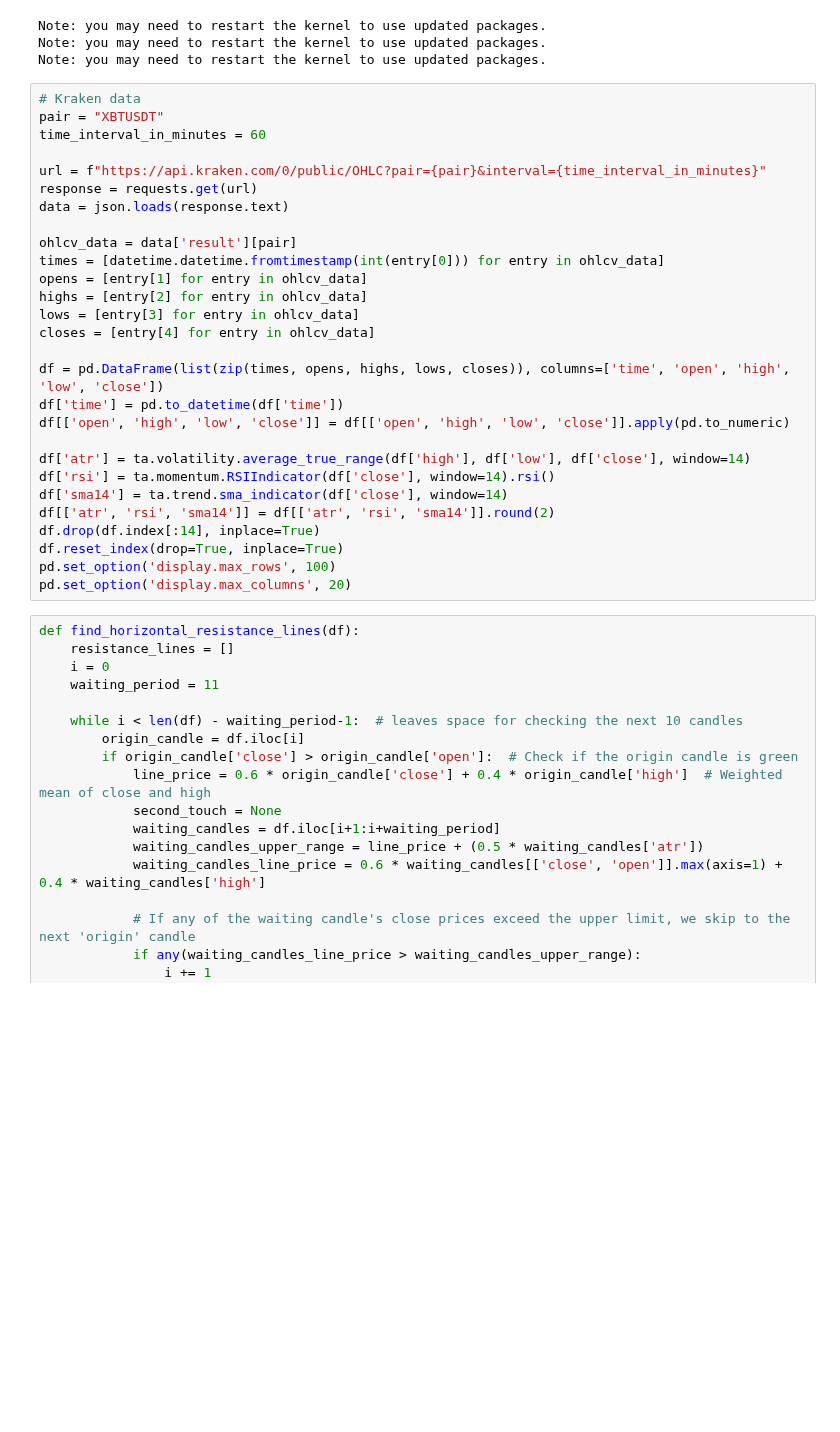
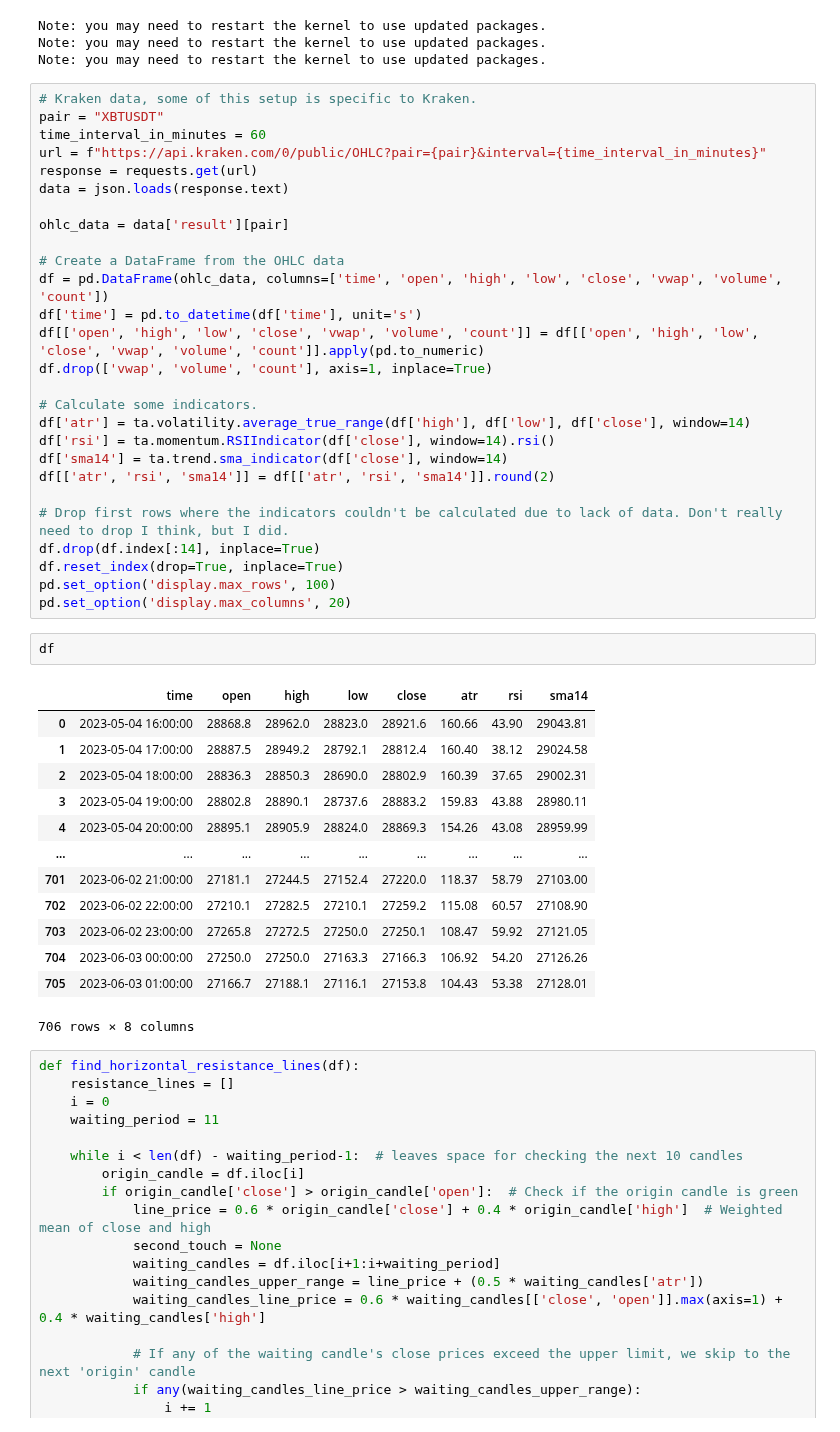
Before and after one commit to alexbabits/crypto-backtester, a Jupyter notebook: ChannelAnalysis.ipynb, the cells around one changed output. Cells and saved outputs as stored; diff of their text form; blank space fills up the shorter version.

```diff
--- a/ChannelAnalysis.ipynb
+++ b/ChannelAnalysis.ipynb
@@ -16,33 +16,48 @@ Note: you may need to restart the kernel to use updated packages.
 Note: you may need to restart the kernel to use updated packages.
 Note: you may need to restart the kernel to use updated packages.
 # %%
-# Kraken data
+# Kraken data, some of this setup is specific to Kraken.
 pair = "XBTUSDT"
 time_interval_in_minutes = 60
-
 url = f"https://api.kraken.com/0/public/OHLC?pair={pair}&interval={time_interval_in_minutes}"
 response = requests.get(url)
 data = json.loads(response.text)
 
-ohlcv_data = data['result'][pair]
-times = [datetime.datetime.fromtimestamp(int(entry[0])) for entry in ohlcv_data]
-opens = [entry[1] for entry in ohlcv_data]
-highs = [entry[2] for entry in ohlcv_data]
-lows = [entry[3] for entry in ohlcv_data]
-closes = [entry[4] for entry in ohlcv_data]
+ohlc_data = data['result'][pair]
 
-df = pd.DataFrame(list(zip(times, opens, highs, lows, closes)), columns=['time', 'open', 'high', 'low', 'close'])
-df['time'] = pd.to_datetime(df['time'])
-df[['open', 'high', 'low', 'close']] = df[['open', 'high', 'low', 'close']].apply(pd.to_numeric)
+# Create a DataFrame from the OHLC data
+df = pd.DataFrame(ohlc_data, columns=['time', 'open', 'high', 'low', 'close', 'vwap', 'volume', 'count'])
+df['time'] = pd.to_datetime(df['time'], unit='s')
+df[['open', 'high', 'low', 'close', 'vwap', 'volume', 'count']] = df[['open', 'high', 'low', 'close', 'vwap', 'volume', 'count']].apply(pd.to_numeric)
+df.drop(['vwap', 'volume', 'count'], axis=1, inplace=True)
 
+# Calculate some indicators.
 df['atr'] = ta.volatility.average_true_range(df['high'], df['low'], df['close'], window=14)
 df['rsi'] = ta.momentum.RSIIndicator(df['close'], window=14).rsi()
 df['sma14'] = ta.trend.sma_indicator(df['close'], window=14)
 df[['atr', 'rsi', 'sma14']] = df[['atr', 'rsi', 'sma14']].round(2)
+
+# Drop first rows where the indicators couldn't be calculated due to lack of data. Don't really need to drop I think, but I did.
 df.drop(df.index[:14], inplace=True)
 df.reset_index(drop=True, inplace=True)
 pd.set_option('display.max_rows', 100)
 pd.set_option('display.max_columns', 20)
+# %%
+df
+# %% [output]
+|  | time | open | high | low | close | atr | rsi | sma14 |
+| 0 | 2023-05-04 16:00:00 | 28868.8 | 28962.0 | 28823.0 | 28921.6 | 160.66 | 43.90 | 29043.81 |
+| 1 | 2023-05-04 17:00:00 | 28887.5 | 28949.2 | 28792.1 | 28812.4 | 160.40 | 38.12 | 29024.58 |
+| 2 | 2023-05-04 18:00:00 | 28836.3 | 28850.3 | 28690.0 | 28802.9 | 160.39 | 37.65 | 29002.31 |
+| 3 | 2023-05-04 19:00:00 | 28802.8 | 28890.1 | 28737.6 | 28883.2 | 159.83 | 43.88 | 28980.11 |
+| 4 | 2023-05-04 20:00:00 | 28895.1 | 28905.9 | 28824.0 | 28869.3 | 154.26 | 43.08 | 28959.99 |
+| ... | ... | ... | ... | ... | ... | ... | ... | ... |
+| 701 | 2023-06-02 21:00:00 | 27181.1 | 27244.5 | 27152.4 | 27220.0 | 118.37 | 58.79 | 27103.00 |
+| 702 | 2023-06-02 22:00:00 | 27210.1 | 27282.5 | 27210.1 | 27259.2 | 115.08 | 60.57 | 27108.90 |
+| 703 | 2023-06-02 23:00:00 | 27265.8 | 27272.5 | 27250.0 | 27250.1 | 108.47 | 59.92 | 27121.05 |
+| 704 | 2023-06-03 00:00:00 | 27250.0 | 27250.0 | 27163.3 | 27166.3 | 106.92 | 54.20 | 27126.26 |
+| 705 | 2023-06-03 01:00:00 | 27166.7 | 27188.1 | 27116.1 | 27153.8 | 104.43 | 53.38 | 27128.01 |
+706 rows × 8 columns
 # %%
 def find_horizontal_resistance_lines(df):
     resistance_lines = []
```
Also changed, not shown: parts of 2 cells of this notebook.
